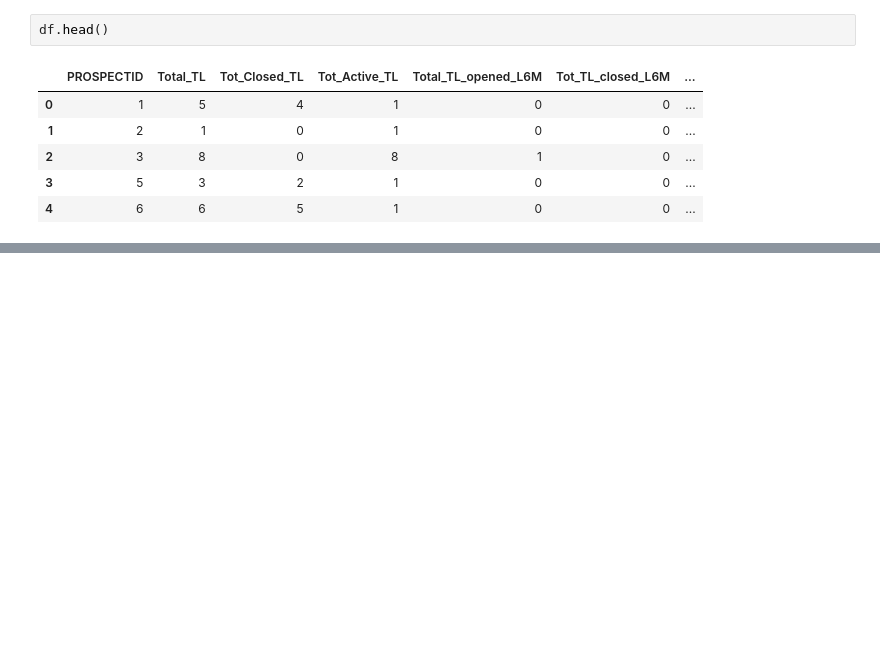
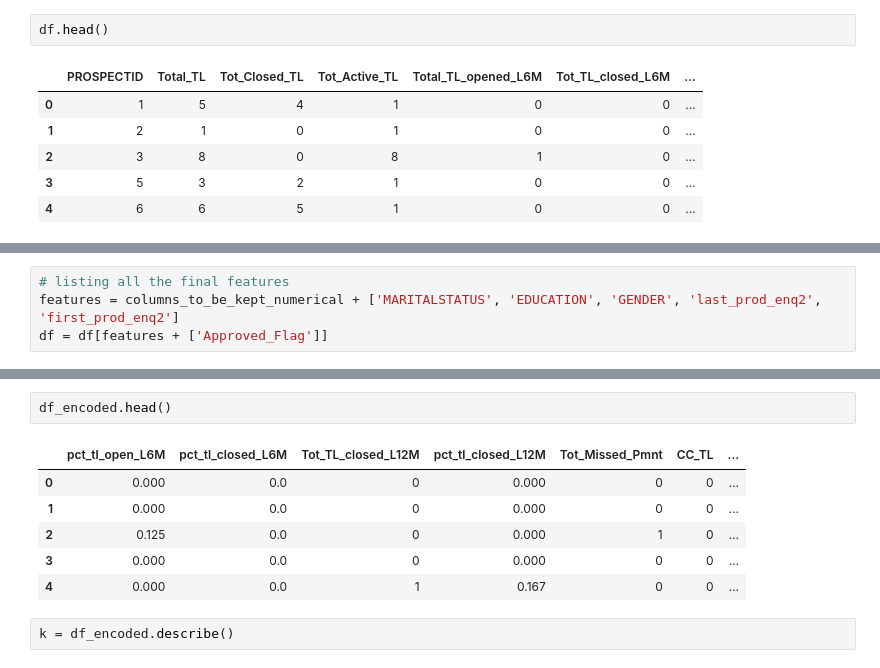
Before and after one commit to affanm16/credit_risk_modelling_ml, a Jupyter notebook: code/code.ipynb, the cells around one changed output, grey strips where cells are left out. Cells and saved outputs as stored; diff of their text form; blank space fills up the shorter version.

```diff
--- a/code/code.ipynb
+++ b/code/code.ipynb
@@ -198,0 +381,4 @@ df.head()
+# %%
+# listing all the final features
+features = columns_to_be_kept_numerical + ['MARITALSTATUS', 'EDUCATION', 'GENDER', 'last_prod_enq2', 'first_prod_enq2']
+df = df[features + ['Approved_Flag']]
@@ -198,0 +483,11 @@ df.head()
+# %%
+df_encoded.head()
+# %% [output]
+|  | pct_tl_open_L6M | pct_tl_closed_L6M | Tot_TL_closed_L12M | pct_tl_closed_L12M | Tot_Missed_Pmnt | CC_TL | ... |
+| 0 | 0.000 | 0.0 | 0 | 0.000 | 0 | 0 | ... |
+| 1 | 0.000 | 0.0 | 0 | 0.000 | 0 | 0 | ... |
+| 2 | 0.125 | 0.0 | 0 | 0.000 | 1 | 0 | ... |
+| 3 | 0.000 | 0.0 | 0 | 0.000 | 0 | 0 | ... |
+| 4 | 0.000 | 0.0 | 1 | 0.167 | 0 | 0 | ... |
+# %%
+k = df_encoded.describe()
```
Also changed, not shown: parts of 44 cells of this notebook.
